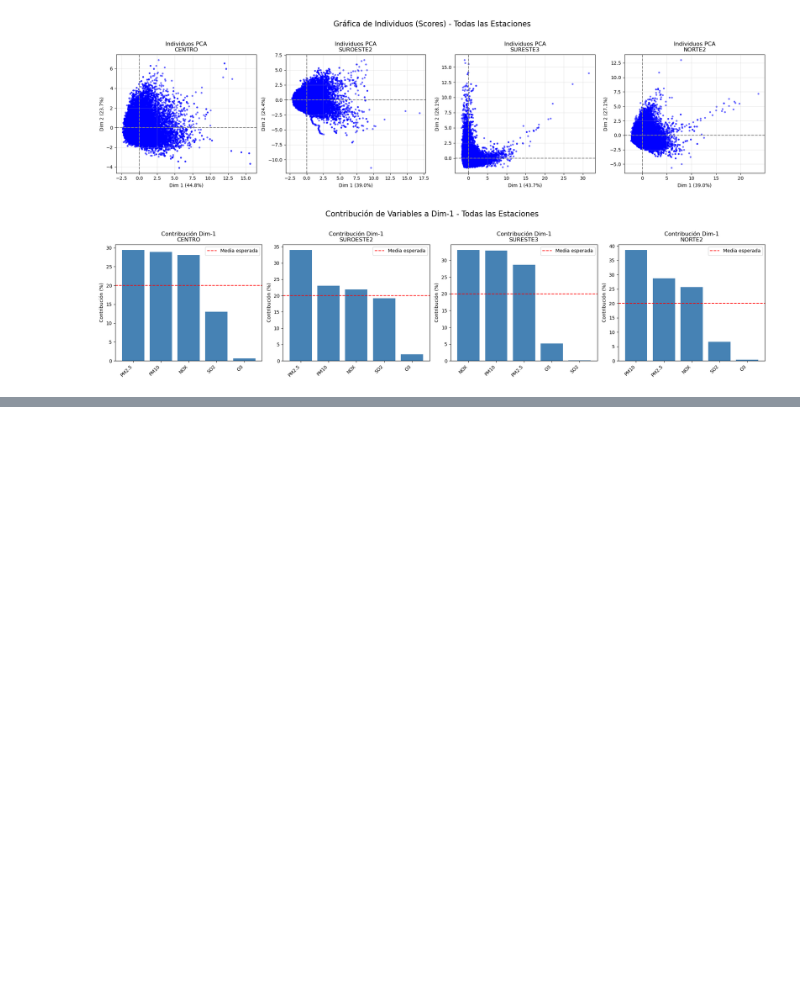
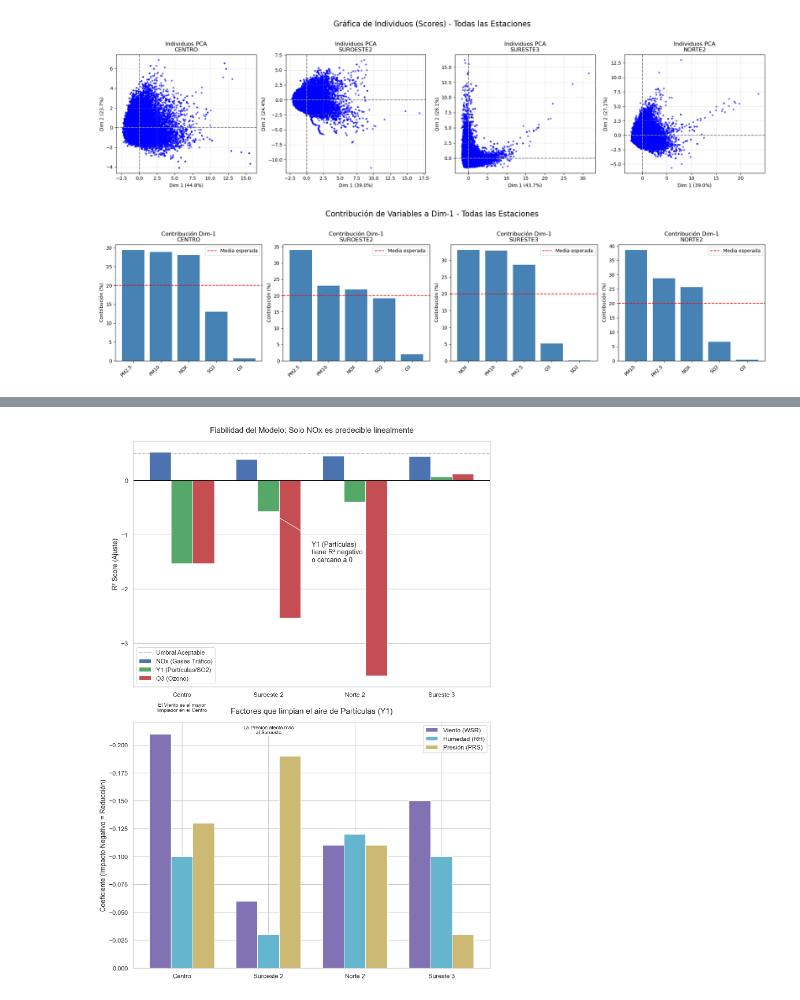
Before and after one commit to a01781585/Reto_MA2003B, a Jupyter notebook: TABLAS.ipynb, the cells around one changed output, grey strips where cells are left out. Saved outputs shown, nothing was run; the diff lists cells and outputs as text; code cells hidden in the pictures; blank space fills up the shorter version.

Commit message:
todo

```diff
--- a/TABLAS.ipynb
+++ b/TABLAS.ipynb
@@ -132,3 +132,88 @@ plt.show()
 [figure]
 [figure]
 [figure]
+# %%
+import matplotlib.pyplot as plt
+import pandas as pd
+import seaborn as sns
+import numpy as np
+
+# Configuración de estilo
+sns.set_theme(style="whitegrid")
+plt.rcParams['font.family'] = 'sans-serif'
+plt.rcParams['figure.dpi'] = 140
+
+# --- DATASET ACTUALIZADO CON Y1 ---
+# Datos extraídos del PDF para Y1 (Variable Latente)
+# R2: Centro(-1.53), Suroeste(-0.57), Norte(-0.40), Sureste(0.068)
+# Coef WSR: Centro(-0.21), Suroeste(-0.06), Norte(-0.11), Sureste(-0.15)
+# Coef RH: Centro(-0.10), Suroeste(-0.03), Norte(-0.12), Sureste(-0.10)
+
+data_r2 = {
+    'Zona': ['Centro', 'Suroeste 2', 'Norte 2', 'Sureste 3'],
+    'Tipo': ['Urbano', 'Urbano', 'Industrial', 'Industrial'],
+    'NOx': [0.52, 0.39, 0.45, 0.44],      # El mejor ajuste
+    'Y1': [-1.53, -0.57, -0.40, 0.07],    # Partículas (Difícil predicción)
+    'O3': [-1.53, -2.53, -3.60, 0.12]     # Ozono (Muy volátil)
+}
+
+data_y1_drivers = {
+    'Zona': ['Centro', 'Suroeste 2', 'Norte 2', 'Sureste 3'],
+    'Tipo': ['Urbano', 'Urbano', 'Industrial', 'Industrial'],
+    'WSR': [-0.21, -0.06, -0.11, -0.15],  # Viento (Limpiador)
+    'RH': [-0.10, -0.03, -0.12, -0.10],   # Humedad (Sumidero)
+    'PRS': [-0.13, -0.19, -0.11, -0.03]   # Presión (Estabilidad)
+}
+
+df_r2 = pd.DataFrame(data_r2)
+df_y1 = pd.DataFrame(data_y1_drivers)
+
+# --- GRÁFICA 1: COMPARATIVA DE PREDICTIBILIDAD (R2) ---
+fig, axes = plt.subplots(2, 1, figsize=(10, 14))
+
+x = np.arange(len(df_r2['Zona']))
+width = 0.25
+
+# Barras R2
+rects1 = axes[0].bar(x - width, df_r2['NOx'], width, label='NOx (Gases Tráfico)', color='#4c72b0')
+rects2 = axes[0].bar(x, df_r2['Y1'], width, label='Y1 (Partículas/SO2)', color='#55a868')
+rects3 = axes[0].bar(x + width, df_r2['O3'], width, label='O3 (Ozono)', color='#c44e52')
+
+axes[0].set_ylabel('R² Score (Ajuste)')
+axes[0].set_title('Fiabilidad del Modelo: Solo NOx es predecible linealmente', fontsize=14, pad=15)
+axes[0].set_xticks(x)
+axes[0].set_xticklabels(df_r2['Zona'])
+axes[0].axhline(0, color='black', linewidth=1)
+axes[0].axhline(0.5, color='gray', linestyle='--', alpha=0.5, label='Umbral Aceptable')
+axes[0].legend()
+axes[0].grid(axis='x')
+
+# Anotación sobre Y1
+axes[0].annotate('Y1 (Partículas)\ntiene R² negativo\no cercano a 0',
+                 xy=(1, -0.57), xytext=(1.5, -1.5),
+                 arrowprops=dict(facecolor='black', arrowstyle='->'),
+                 bbox=dict(boxstyle="round", fc="w"))
+
+# --- GRÁFICA 2: DRIVERS DE Y1 (PARTÍCULAS) ---
+# Gráfico de barras agrupadas para coeficientes de Y1
+x_y1 = np.arange(len(df_y1['Zona']))
+width_y1 = 0.25
+
+# Usamos valores absolutos para comparar magnitud de influencia "limpiadora" (todos son negativos)
+axes[1].bar(x_y1 - width_y1, df_y1['WSR'], width_y1, label='Viento (WSR)', color='#8172b3')
+axes[1].bar(x_y1, df_y1['RH'], width_y1, label='Humedad (RH)', color='#64b5cd')
+axes[1].bar(x_y1 + width_y1, df_y1['PRS'], width_y1, label='Presión (PRS)', color='#ccb974')
+
+axes[1].set_title('Factores que limpian el aire de Partículas (Y1)', fontsize=14, pad=15)
+axes[1].set_ylabel('Coeficiente (Impacto Negativo = Reducción)')
+axes[1].set_xticks(x_y1)
+axes[1].set_xticklabels(df_y1['Zona'])
+axes[1].axhline(0, color='black', linewidth=1)
+axes[1].legend()
+axes[1].invert_yaxis() # Invertimos para mostrar que reducen la contaminación
+axes[1].text(0, -0.23, "El Viento es el mayor\nlimpiador en el Centro", ha='center', fontsize=9, bbox=dict(facecolor='white', alpha=0.7))
+axes[1].text(1, -0.21, "La Presión afecta más\nal Suroeste", ha='center', fontsize=9, bbox=dict(facecolor='white', alpha=0.7))
+
+plt.tight_layout()
+plt.show()
+# %% [output]
@@ -134,0 +222 @@ plt.show()
+[figure, added]
```
Also changed, not shown: parts of 2 cells of this notebook.
